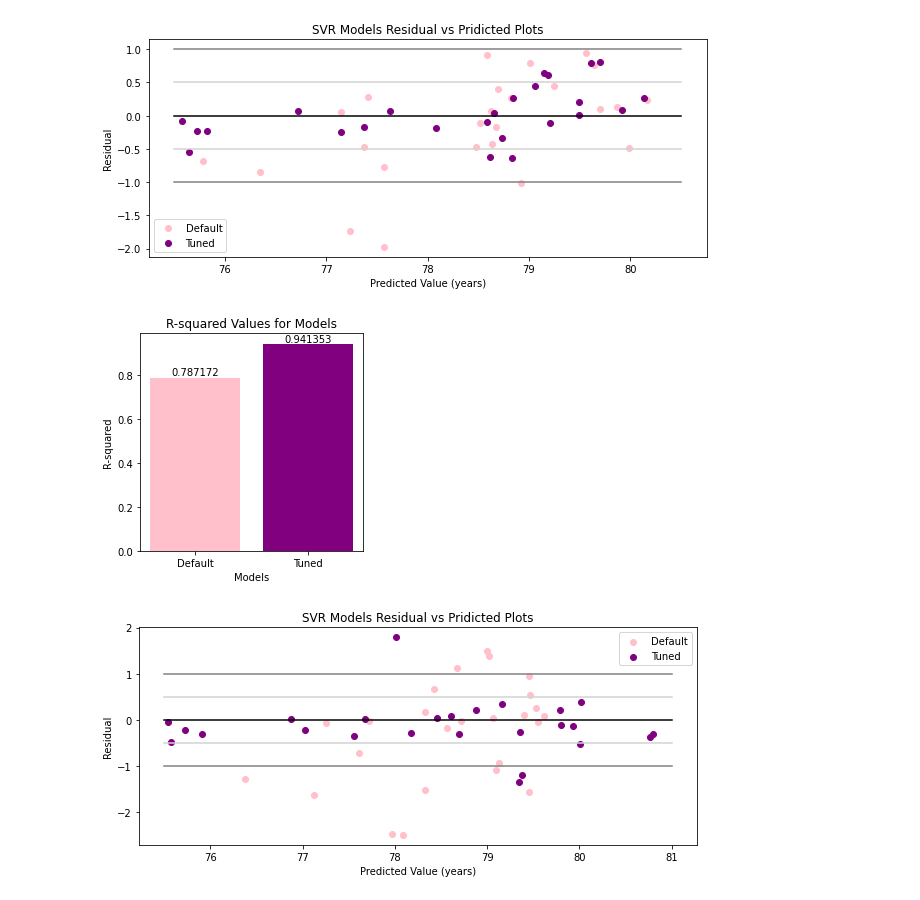
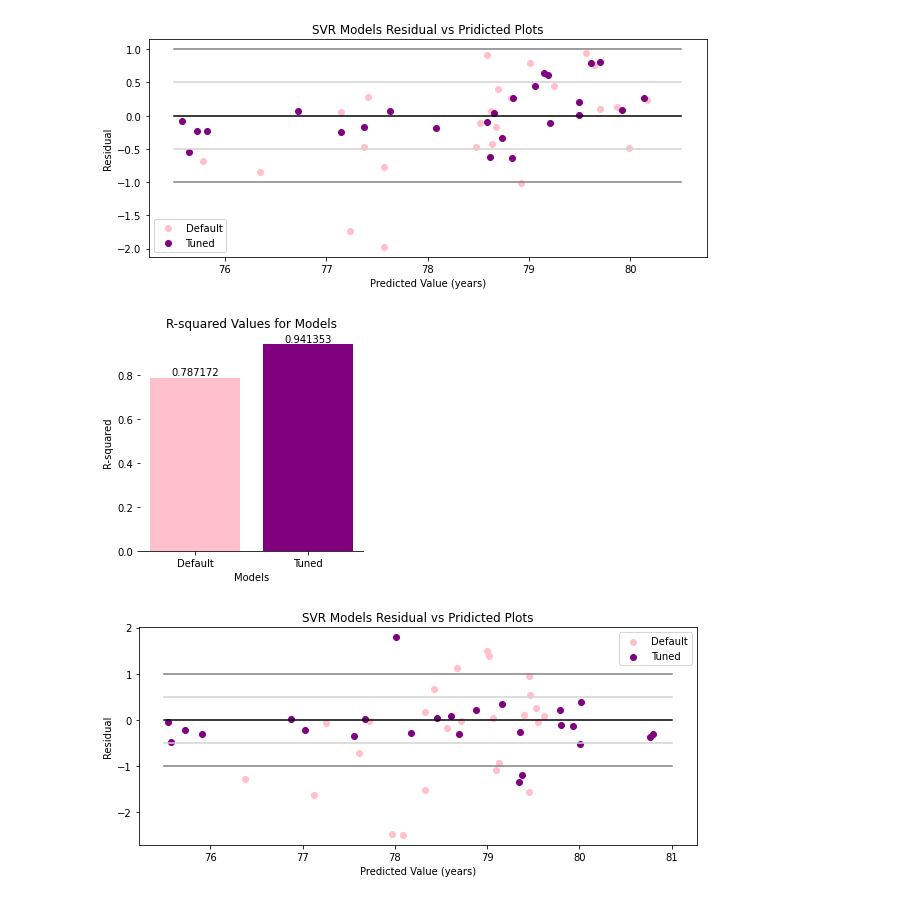
Before and after one commit to OnionYams/Dev10-Capstone, a Jupyter notebook: code/TR2_EB Model.ipynb, the cells around one changed output. Saved outputs shown, nothing was run; the diff lists cells and outputs as text; code cells hidden in the pictures.

```diff
--- a/code/TR2_EB Model.ipynb
+++ b/code/TR2_EB Model.ipynb
@@ -256,19 +262,23 @@ plt.show()
 # %%
 from sklearn.metrics import r2_score
 SVR_R_squared = r2_score(y1_test,svr_predictions)
 SVR_tuned_R_squared=r2_score(y1_test,svr_tuned_predictions)
 fig = plt.figure(facecolor="white",figsize=(4, 4))
 ax = fig.gca()
 bar_1=ax.bar(["Default"],SVR_R_squared,color=['pink'])
 bar_2=ax.bar(["Tuned"],SVR_tuned_R_squared,color=['purple'])
 ax.bar_label(bar_1)
 ax.bar_label(bar_2)
+ax.spines["top"].set_visible(False)
+ax.spines["right"].set_visible(False)
+ax.spines["left"].set_visible(False)
+# ax.spines["bottom"].set_visible(False)
 plt.xlabel("Models")
 plt.ylabel("R-squared")
 plt.title("R-squared Values for Models")
 plt.show()
 # %% [output]
-[figure, old version]
+[figure, new version]
 # %%
 fig = plt.figure(facecolor="white",figsize=(10, 4))
 ax = fig.gca()
```
Also changed, not shown: parts of 7 cells of this notebook.
